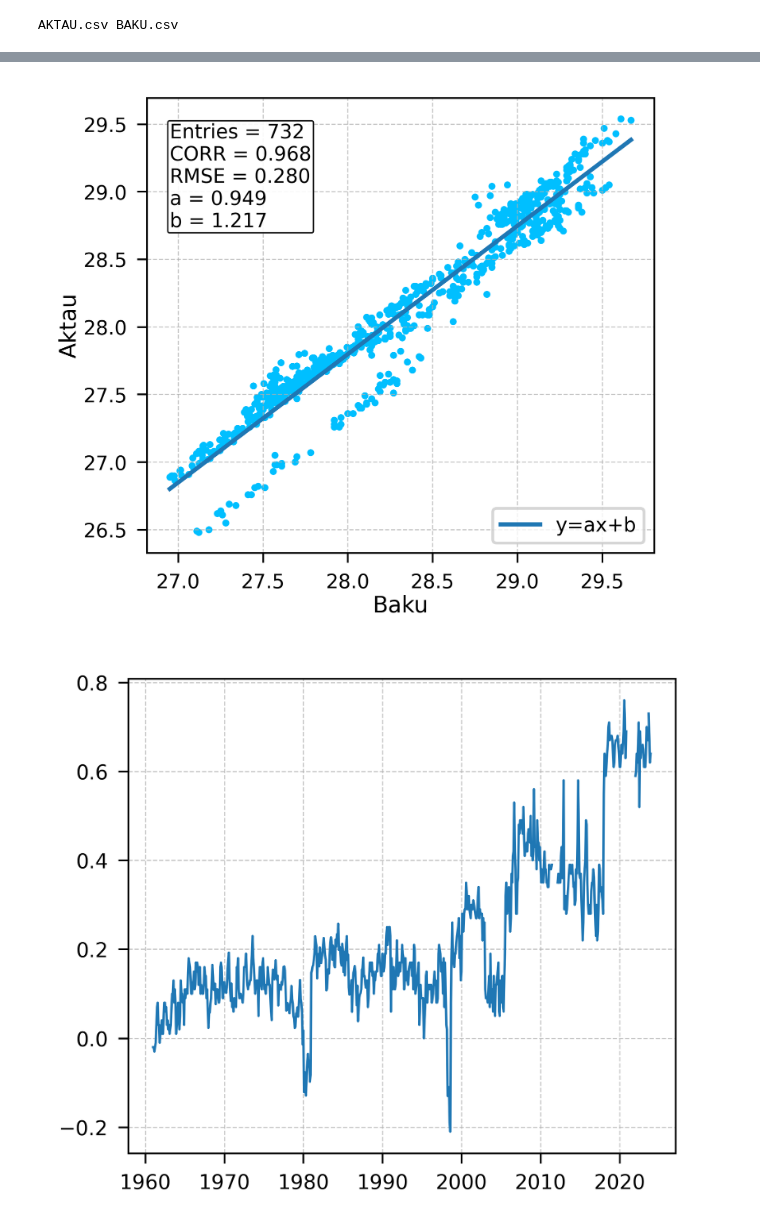
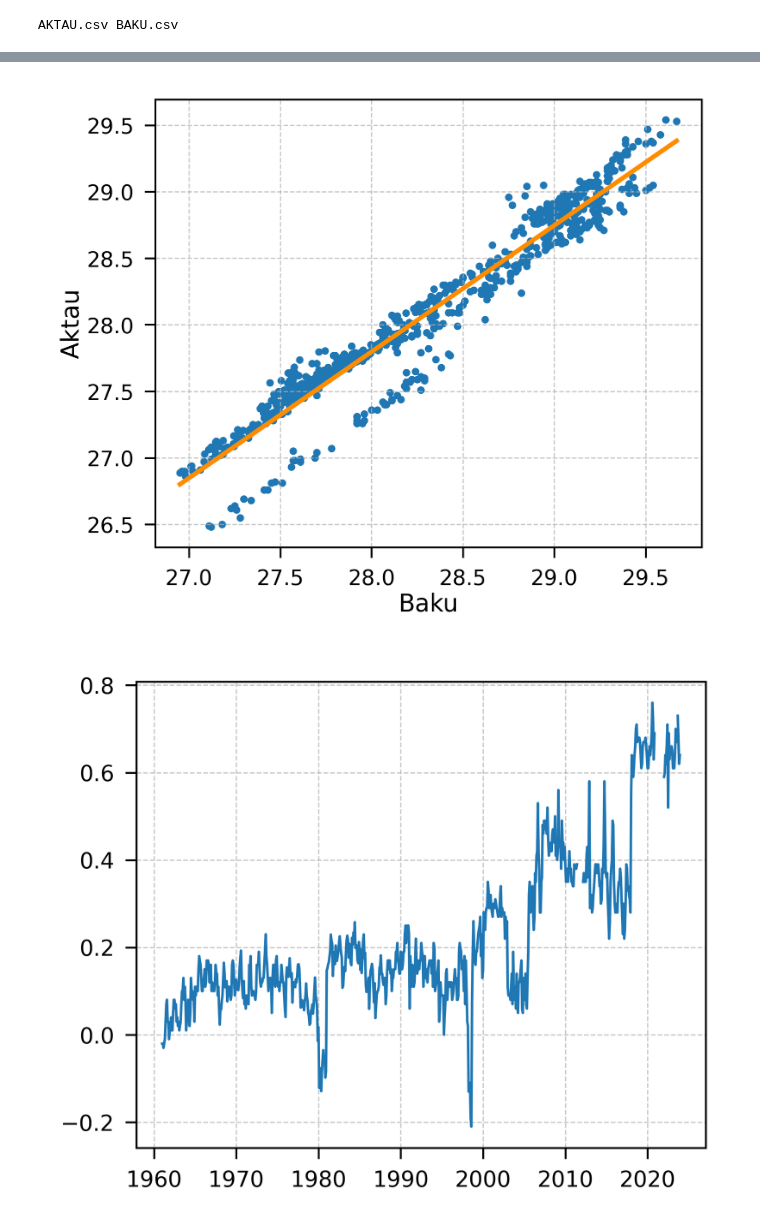
Before and after one commit to GammaFuncti0n/CaspianSeaLevel, a Jupyter notebook: sea_level.ipynb, the cells around one changed output, grey strips where cells are left out. Saved outputs shown, nothing was run; the diff lists cells and outputs as text; code cells hidden in the pictures.

```diff
--- a/sea_level.ipynb
+++ b/sea_level.ipynb
@@ -58,7 +60,7 @@ post_2_data['datetime'] = pd.to_datetime(post_2_data['datetime'])
 post_2_data['sea_level'] = pd.to_numeric(post_2_data['sea_level'], errors='coerce')
 # %%
 width = 75
-height = 65
+height = 60
 
 plt.rcParams.update({
     'font.family': 'sans-serif',  # 'sans-serif' 'serif'
@@ -82,7 +84,7 @@ border_params = {
     'left': 0.15,
     'right': 1.0,
     'bottom': 0.12,
-    'top': 1.0
+    'top': 0.99
 }
 # %%
 fig = plt.figure(figsize=(width/25.4, height/25.4), dpi=600)
@@ -117,7 +114,7 @@ def stat(x: np.ndarray, y: np.ndarray):
     mu_x = np.mean(x)
     mu_y = np.mean(y)
 
-    m = LinearRegression().fit(x.values.reshape(-1, 1),y.values.reshape(-1, 1))
+    m = LinearRegression().fit(x.values.reshape(-1, 1), y.values.reshape(-1, 1))
     a = m.coef_[0,0]
     b = m.intercept_[0]
 
@@ -138,65 +135,57 @@ def stat(x: np.ndarray, y: np.ndarray):
 fig = plt.figure(figsize=(width/25.4, height/25.4), dpi=600)
 ax = fig.add_subplot(111)
 
-fig.subplots_adjust(
-    left=0.15,
-    right=1.0,
-    bottom=0.12,
-    top=1.0
-)
+fig.subplots_adjust(**border_params)
 
 df_dummy = pd.merge(post_1_data, post_2_data, on='datetime', suffixes=('_post1', '_post2')).dropna()
 
 
 statistics = stat(df_dummy['sea_level_post2'], df_dummy['sea_level_post1'])
 x_min_ = np.min(df_dummy['sea_level_post2'])
 x_max_ = np.max(df_dummy['sea_level_post2'])
 y_min_ = np.min(df_dummy['sea_level_post1'])
 y_max_ = np.max(df_dummy['sea_level_post1'])
-ax.plot([x_min_, x_max_],[x_min_*statistics['a']+statistics['b'], x_max_*statistics['a']+statistics['b']], linewidth=1.5, label='y=ax+b')
+
 
 if((width==75) and (height==65)):
     ax.scatter(df_dummy['sea_level_post2'], df_dummy['sea_level_post1'], s=2.2, color=[0, 191/255, 255/255])
+    ax.plot([x_min_, x_max_],[x_min_*statistics['a']+statistics['b'], x_max_*statistics['a']+statistics['b']], linewidth=1.5, label='y=ax+b')
     d_ = y_max_ - y_min_
     delta_ = d_/13
     text_str = f"Entries = {statistics['entries']}\nCORR = {statistics['corr']:.3f}\nRMSE = {statistics['rmse']:.3f}\na = {statistics['a']:.3f}\nb = {statistics['b']:.3f}"
     plt.text(x_min_, y_max_-3.4*delta_,
             text_str,
             bbox=dict(boxstyle='round,pad=0.1',
                     facecolor='white',
-                    alpha=0.9,
+                    alpha=0.8,
                     edgecolor='black',
                     linewidth=0.5), size=7.0)
     plt.legend()
 elif((width==75) and (height==60)):
     ax.scatter(df_dummy['sea_level_post2'], df_dummy['sea_level_post1'], s=2.2)
+    ax.plot([x_min_, x_max_],[x_min_*statistics['a']+statistics['b'], x_max_*statistics['a']+statistics['b']], linewidth=1.5, color='darkorange')
 
 plt.xlabel(post_ind[post_2_ind], labelpad=1)
 plt.ylabel(post_ind[post_1_ind], labelpad=1)
 
 plt.grid(True)
 
-plt.savefig('figure_3.png', format='png', dpi=600)
+plt.savefig(f'{PLOTS_DIR}/figure_3.png', format='png', dpi=600)
 plt.show()
 # %% [output]
-[figure, old version]
+[figure, new version]
 # %%
 fig = plt.figure(figsize=(width/25.4, height/25.4), dpi=600)
 ax = fig.add_subplot(111)
 
-fig.subplots_adjust(
-    left=0.1,
-    right=0.99,
-    bottom=0.1,
-    top=0.99
-)
+fig.subplots_adjust(**border_params)
 
 df_dummy = pd.merge(post_1_data, post_2_data, on='datetime', suffixes=('_post1', '_post2'))
 ax.plot(df_dummy['datetime'], df_dummy['sea_level_post2'] - df_dummy['sea_level_post1'])
 
 ax.grid(True)
 
-plt.savefig('figure_4.png', format='png', dpi=600)
+plt.savefig(f'{PLOTS_DIR}/figure_4.png', format='png', dpi=600)
 plt.show()
 # %% [output]
-[figure, old version]
+[figure, new version]
```
Also changed, not shown: parts of 2 cells of this notebook, 3 other files.
